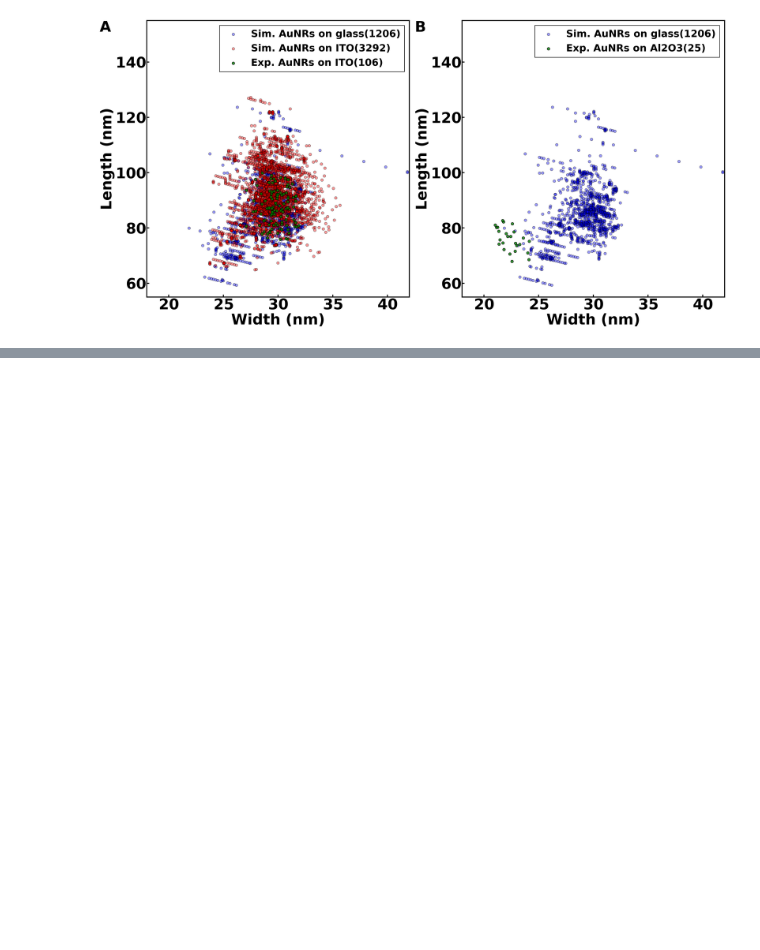
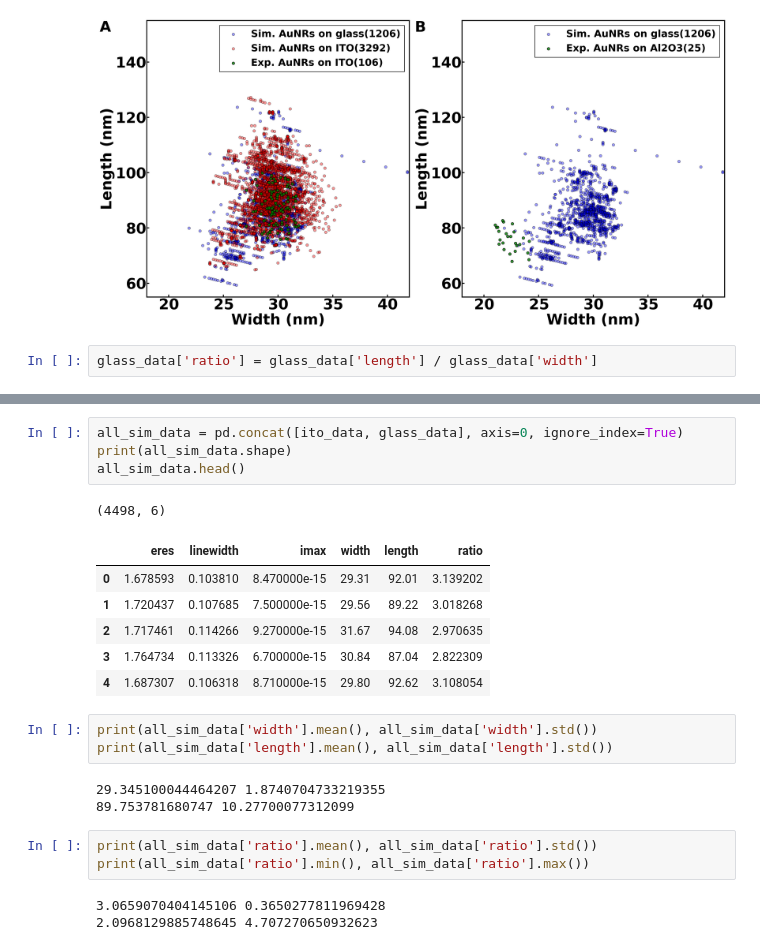
Before and after one commit to SWAN88/AuNR_DA, a Jupyter notebook: 091924_figureS3.ipynb, the cells around one changed output, grey strips where cells are left out. Cells and saved outputs as stored; diff of their text form; blank space fills up the shorter version.

```diff
--- a/091924_figureS3.ipynb
+++ b/091924_figureS3.ipynb
@@ -106,3 +106,5 @@ ax2.text(-0.18, 1, 'B', ha='left', va='top', transform=ax2.transAxes, fontsize=3
 plt.subplots_adjust(hspace=0)
 # %% [output]
 [figure]
+# %%
+glass_data['ratio'] = glass_data['length'] / glass_data['width']
@@ -108,0 +128,24 @@ plt.subplots_adjust(hspace=0)
+# %%
+all_sim_data = pd.concat([ito_data, glass_data], axis=0, ignore_index=True)
+print(all_sim_data.shape)
+all_sim_data.head()
+# %% [output]
+(4498, 6)
+|  | eres | linewidth | imax | width | length | ratio |
+| 0 | 1.678593 | 0.103810 | 8.470000e-15 | 29.31 | 92.01 | 3.139202 |
+| 1 | 1.720437 | 0.107685 | 7.500000e-15 | 29.56 | 89.22 | 3.018268 |
+| 2 | 1.717461 | 0.114266 | 9.270000e-15 | 31.67 | 94.08 | 2.970635 |
+| 3 | 1.764734 | 0.113326 | 6.700000e-15 | 30.84 | 87.04 | 2.822309 |
+| 4 | 1.687307 | 0.106318 | 8.710000e-15 | 29.80 | 92.62 | 3.108054 |
+# %%
+print(all_sim_data['width'].mean(), all_sim_data['width'].std())
+print(all_sim_data['length'].mean(), all_sim_data['length'].std())
+# %% [output]
+29.345100044464207 1.8740704733219355
+89.753781680747 10.27700077312099
+# %%
+print(all_sim_data['ratio'].mean(), all_sim_data['ratio'].std())
+print(all_sim_data['ratio'].min(), all_sim_data['ratio'].max())
+# %% [output]
+3.0659070404145106 0.3650277811969428
+2.0968129885748645 4.707270650932623
```
Also changed, not shown: parts of 3 cells of this notebook.
